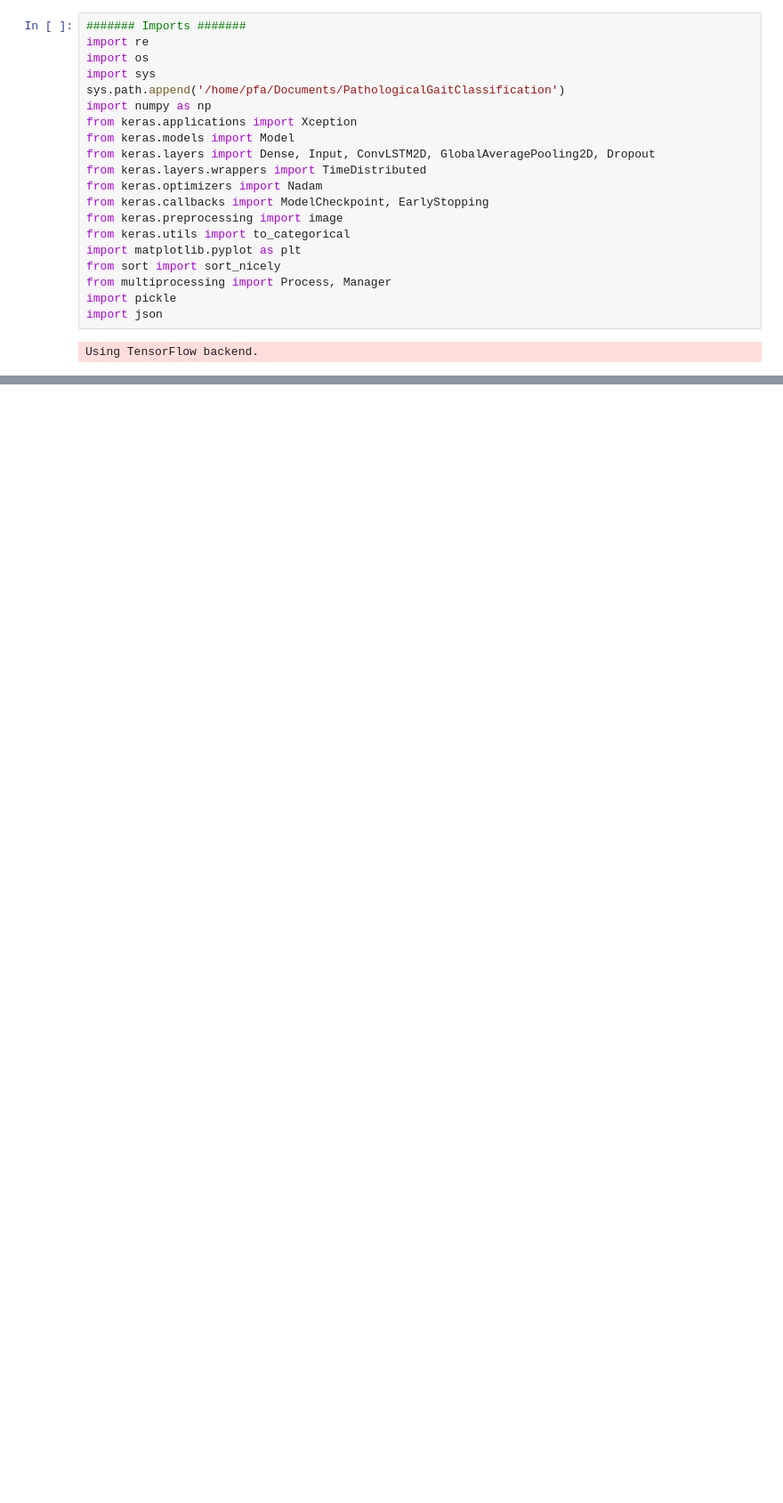
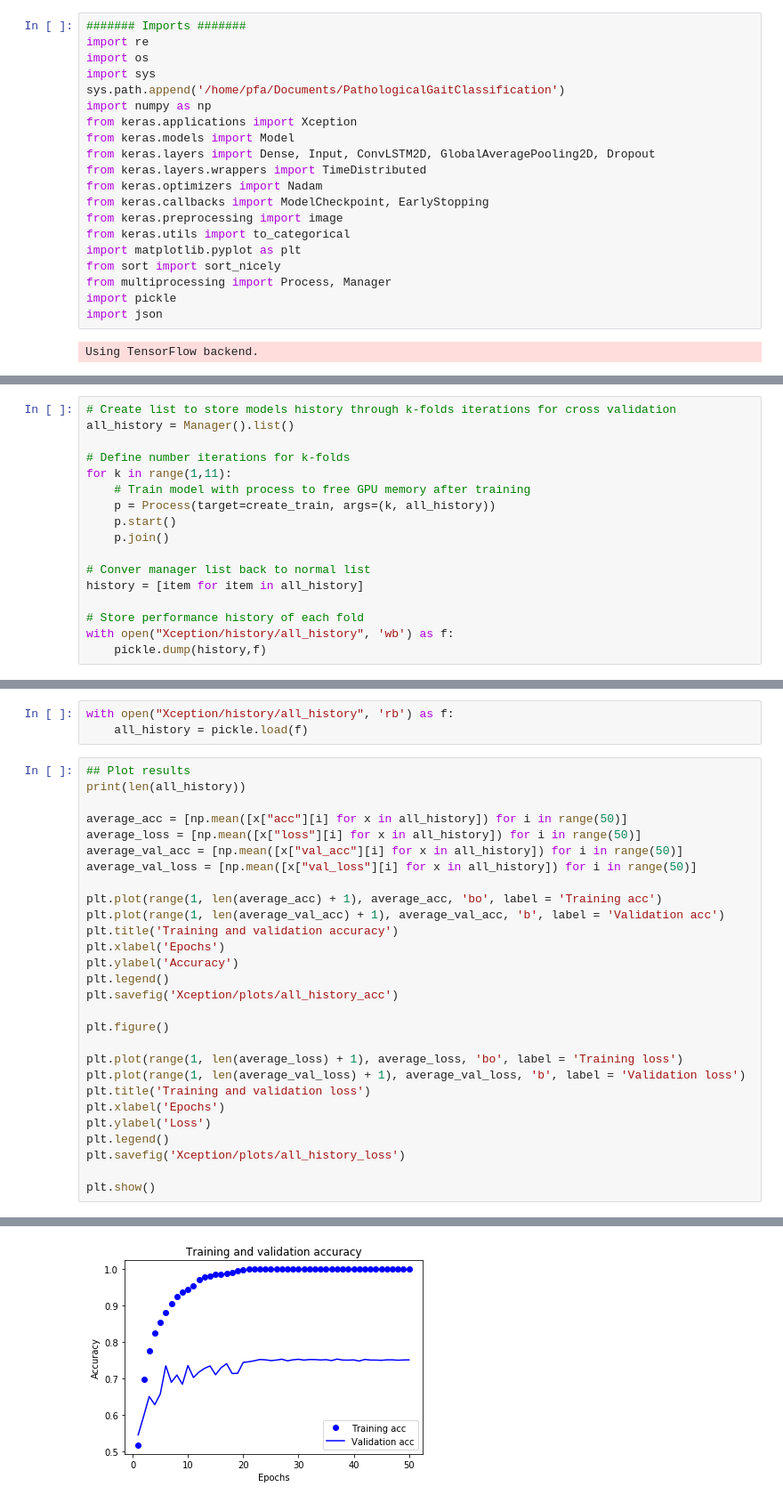
Before and after one commit to PedroFloresAlbuquerque/PathologicalGaitClassification, a Jupyter notebook: ConvLSTM/Xception_CNNLSTM_Gait.ipynb, the cells around one changed output, grey strips where cells are left out. Shown at 89% size. Saved outputs shown, nothing was run; the diff lists cells and outputs as text; blank space fills up the shorter version.

```diff
--- a/ConvLSTM/Xception_CNNLSTM_Gait.ipynb
+++ b/ConvLSTM/Xception_CNNLSTM_Gait.ipynb
@@ -115,0 +187,17 @@ print(len(all_labels['train'])); print(len(all_labels['validation'])); print(len
+# %%
+# Create list to store models history through k-folds iterations for cross validation
+all_history = Manager().list()
+
+# Define number iterations for k-folds
+for k in range(1,11):
+    # Train model with process to free GPU memory after training
+    p = Process(target=create_train, args=(k, all_history))
+    p.start()
+    p.join()
+
+# Conver manager list back to normal list
+history = [item for item in all_history]
+
+# Store performance history of each fold
+with open("Xception/history/all_history", 'wb') as f:
+    pickle.dump(history,f)
@@ -115,0 +222,32 @@ print(len(all_labels['train'])); print(len(all_labels['validation'])); print(len
+# %%
+with open("Xception/history/all_history", 'rb') as f:
+    all_history = pickle.load(f)
+# %%
+## Plot results
+print(len(all_history))
+
+average_acc = [np.mean([x["acc"][i] for x in all_history]) for i in range(50)]
+average_loss = [np.mean([x["loss"][i] for x in all_history]) for i in range(50)]
+average_val_acc = [np.mean([x["val_acc"][i] for x in all_history]) for i in range(50)]
+average_val_loss = [np.mean([x["val_loss"][i] for x in all_history]) for i in range(50)]
+
+plt.plot(range(1, len(average_acc) + 1), average_acc, 'bo', label = 'Training acc')
+plt.plot(range(1, len(average_val_acc) + 1), average_val_acc, 'b', label = 'Validation acc')
+plt.title('Training and validation accuracy')
+plt.xlabel('Epochs')
+plt.ylabel('Accuracy')
+plt.legend()
+plt.savefig('Xception/plots/all_history_acc')
+
+plt.figure()
+
+plt.plot(range(1, len(average_loss) + 1), average_loss, 'bo', label = 'Training loss')
+plt.plot(range(1, len(average_val_loss) + 1), average_val_loss, 'b', label = 'Validation loss')
+plt.title('Training and validation loss')
+plt.xlabel('Epochs')
+plt.ylabel('Loss')
+plt.legend()
+plt.savefig('Xception/plots/all_history_loss')
+
+plt.show()
+# %% [output]
@@ -115,0 +255 @@ print(len(all_labels['train'])); print(len(all_labels['validation'])); print(len
+[figure, added]
```
Also changed, not shown: parts of 12 cells of this notebook.
